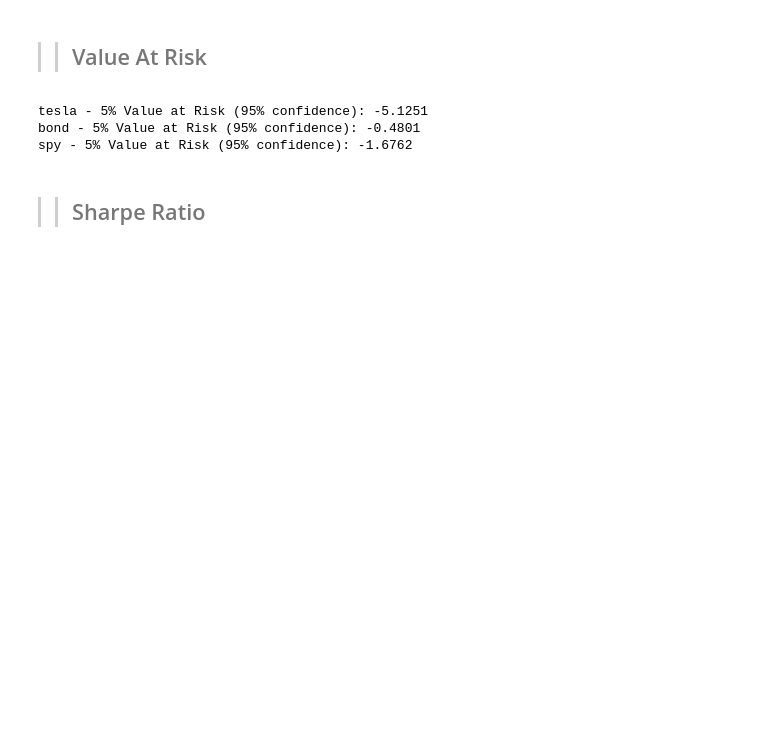
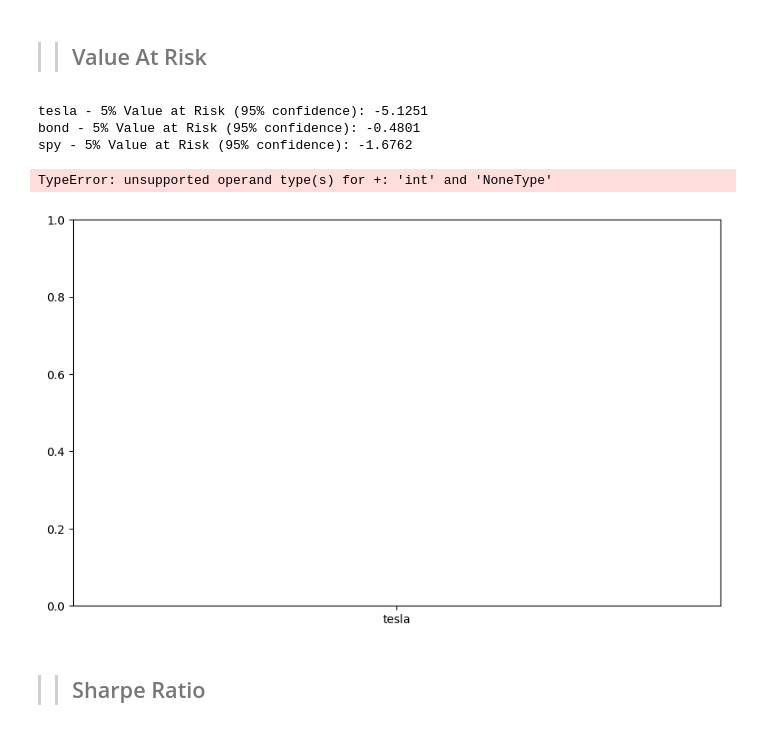
Before and after one commit to amannnnnyyyy/Finance-Forecast-Portfolio-Optimizer, a Jupyter notebook: notebooks/portfoliomgt.ipynb, the cells around one changed output. Cells and saved outputs as stored; diff of their text form; code cells hidden in the pictures; blank space fills up the shorter version.

```diff
--- a/notebooks/portfoliomgt.ipynb
+++ b/notebooks/portfoliomgt.ipynb
@@ -330,14 +330,27 @@ for asset, data in all_data.items():
 # %%
 def VAR(asset,data):
     VaR_95 = data['Daily Return'].quantile(0.05)  # 5th percentile for 95% confidence
     print(f"{asset} - 5% Value at Risk (95% confidence): {VaR_95:.4f}")
-
+VaR_values = {}
 for asset, data in all_data.items():
-    VAR(asset, data)
+    VaR_value = VAR(asset, data)
+    if VaR_value is not None:
+        VaR_values[asset] = VaR_value
+plt.figure(figsize=(10, 6))
+plt.bar(VaR_values.keys(), VaR_values.values(), color='orange')
+plt.title('5% Value at Risk (VaR) for Different Assets')
+plt.xlabel('Assets')
+plt.ylabel('Value at Risk (VaR)')
+plt.axhline(0, color='black', linewidth=0.8, linestyle='--')  # line at zero for reference
+plt.xticks(rotation=45)
+plt.tight_layout()
+plt.show()
 # %% [output]
 tesla - 5% Value at Risk (95% confidence): -5.1251
 bond - 5% Value at Risk (95% confidence): -0.4801
 spy - 5% Value at Risk (95% confidence): -1.6762
+TypeError: unsupported operand type(s) for +: 'int' and 'NoneType'
+[figure, added]
 # %% [markdown]
 >> ## Sharpe Ratio
 # %%
```
